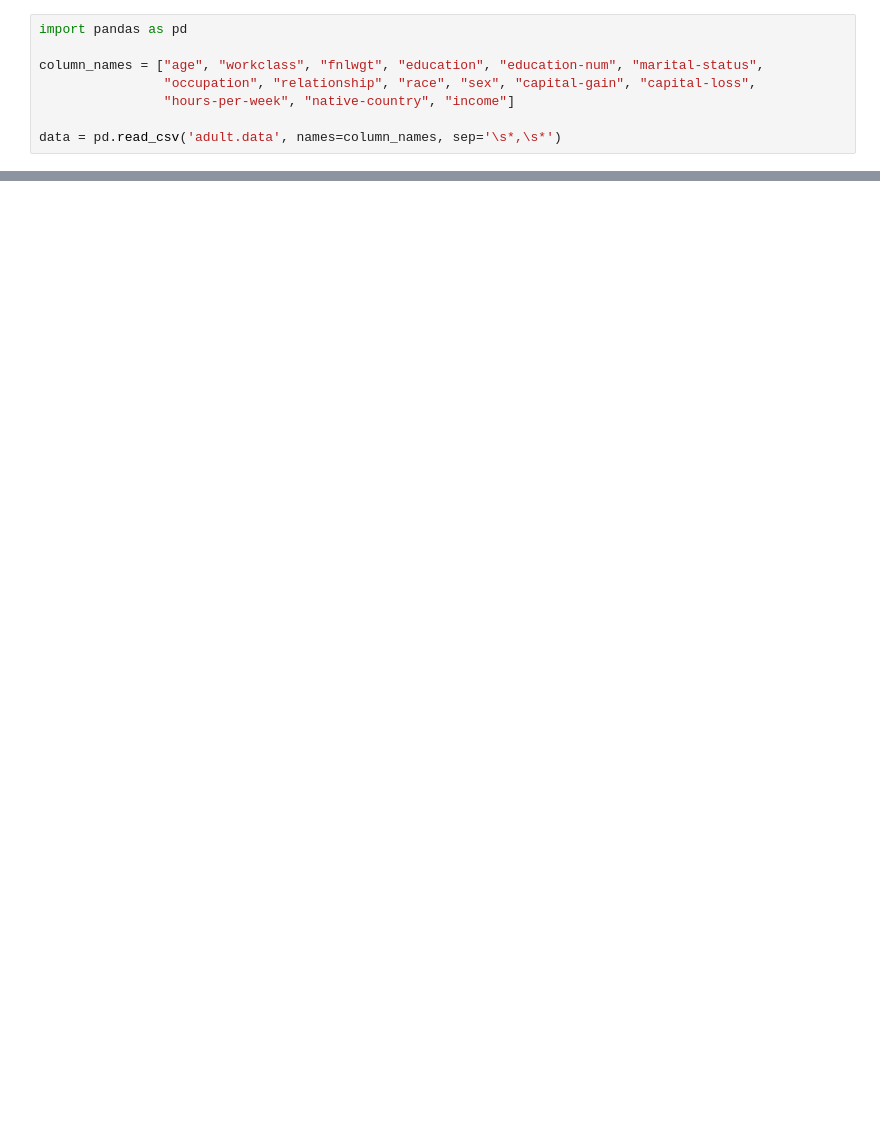
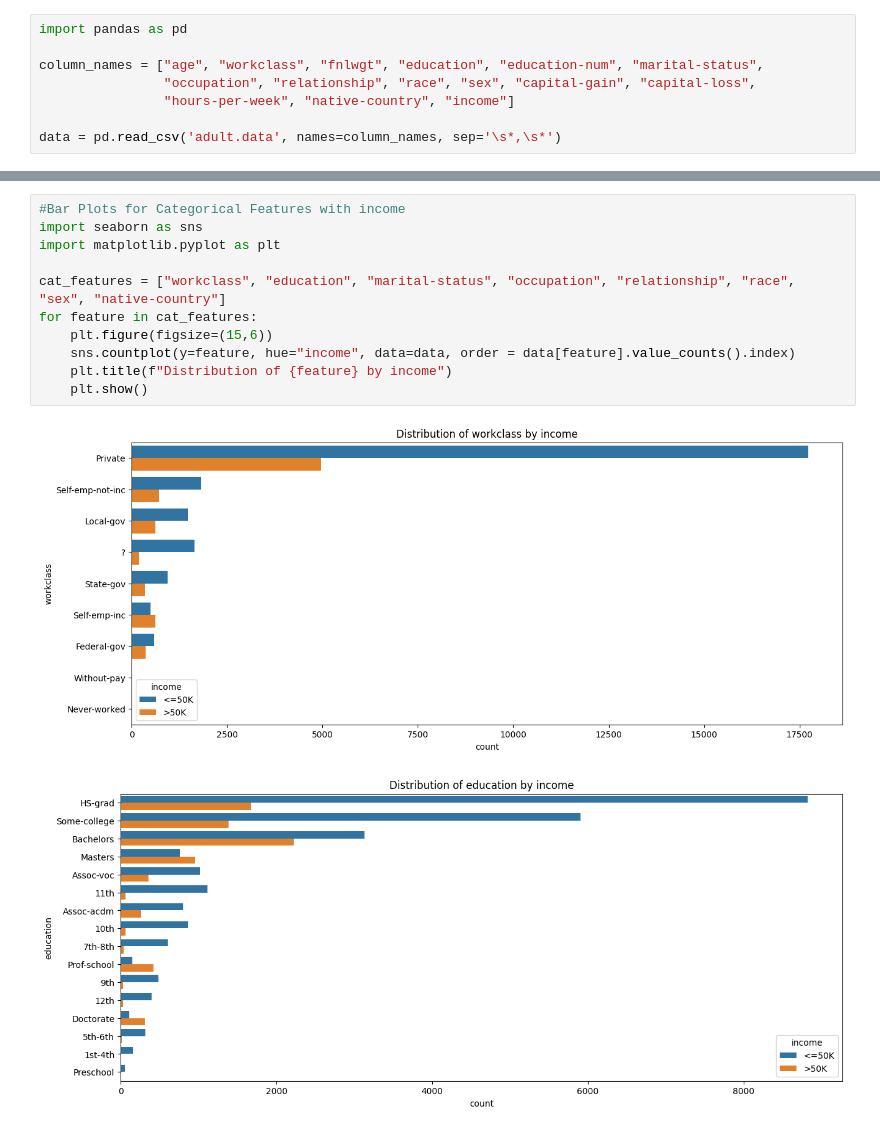
Before and after one commit to TreeBranchWL/TreeBranch-project, a Jupyter notebook: TREEBRANCH.ipynb, the cells around one changed output, grey strips where cells are left out. Drawn from its saved outputs; the diff is of its cells as text; blank space fills up the shorter version.

```diff
--- a/TREEBRANCH.ipynb
+++ b/TREEBRANCH.ipynb
@@ -26,0 +41,14 @@ for feature in cat_features:
+# %%
+#Bar Plots for Categorical Features with income
+import seaborn as sns
+import matplotlib.pyplot as plt
+
+cat_features = ["workclass", "education", "marital-status", "occupation", "relationship", "race", "sex", "native-country"]
+for feature in cat_features:
+    plt.figure(figsize=(15,6))
+    sns.countplot(y=feature, hue="income", data=data, order = data[feature].value_counts().index)
+    plt.title(f"Distribution of {feature} by income")
+    plt.show()
+# %% [output]
+[figure, added]
+[figure, added]
```
Also changed, not shown: parts of 11 cells of this notebook.
